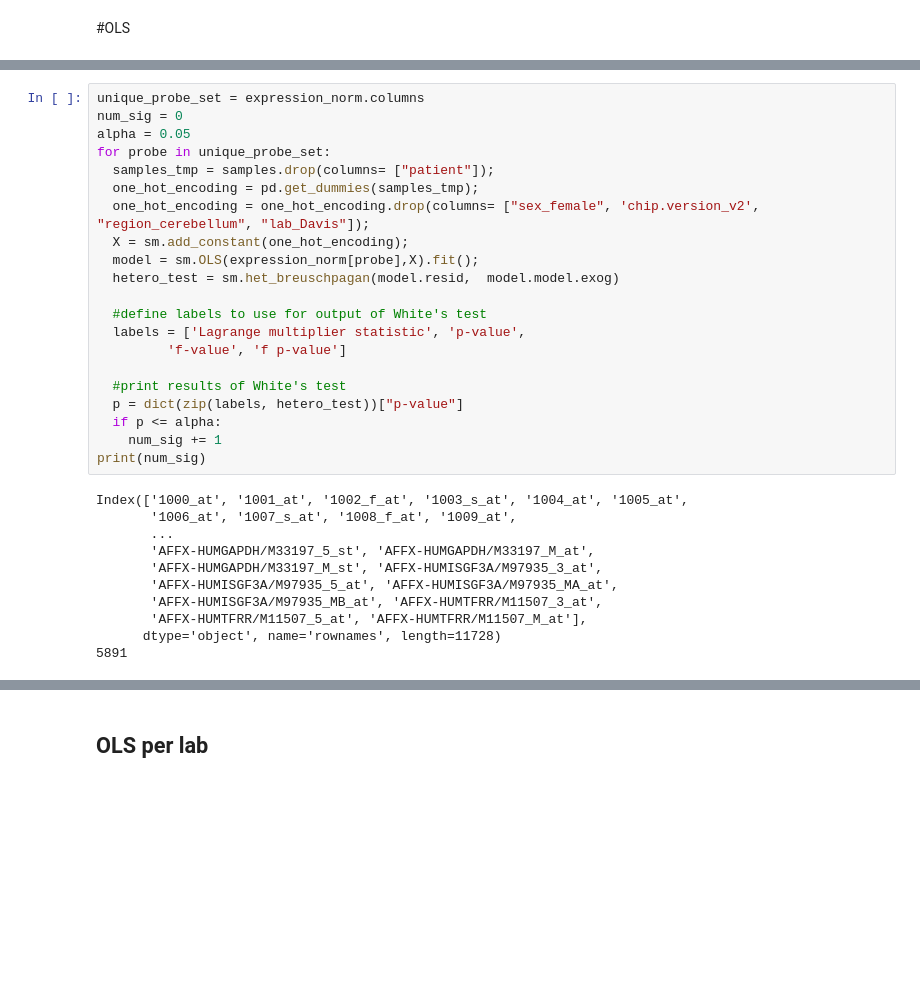
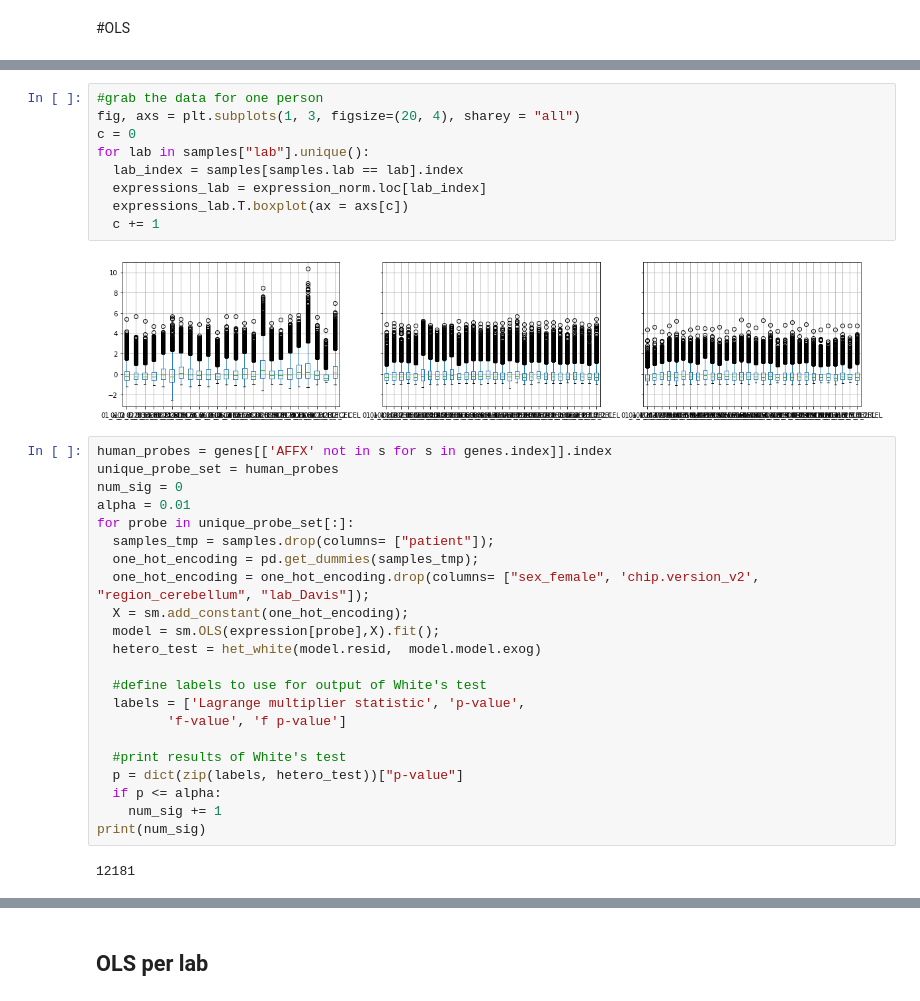
Before and after one commit to unique-subedi/604-gene-expression, a Jupyter notebook: Vinod_gene_expression_master.ipynb, the cells around one changed output, grey strips where cells are left out. Drawn from its saved outputs; the diff is of its cells as text; blank space fills up the shorter version.

```diff
--- a/Vinod_gene_expression_master.ipynb
+++ b/Vinod_gene_expression_master.ipynb
@@ -168,14 +211,26 @@ print(cnt)
+# %%
+#grab the data for one person
+fig, axs = plt.subplots(1, 3, figsize=(20, 4), sharey = "all")
+c = 0
+for lab in samples["lab"].unique():
+  lab_index = samples[samples.lab == lab].index
+  expressions_lab = expression_norm.loc[lab_index]
+  expressions_lab.T.boxplot(ax = axs[c])
+  c += 1
+# %% [output]
+[figure, added]
 # %%
-unique_probe_set = expression_norm.columns
+human_probes = genes[['AFFX' not in s for s in genes.index]].index
+unique_probe_set = human_probes
 num_sig = 0
-alpha = 0.05
-for probe in unique_probe_set:
+alpha = 0.01
+for probe in unique_probe_set[:]:
   samples_tmp = samples.drop(columns= ["patient"]);
   one_hot_encoding = pd.get_dummies(samples_tmp);
   one_hot_encoding = one_hot_encoding.drop(columns= ["sex_female", 'chip.version_v2', "region_cerebellum", "lab_Davis"]);
   X = sm.add_constant(one_hot_encoding);
-  model = sm.OLS(expression_norm[probe],X).fit();
-  hetero_test = sm.het_breuschpagan(model.resid,  model.model.exog)
+  model = sm.OLS(expression[probe],X).fit();
+  hetero_test = het_white(model.resid,  model.model.exog)
 
   #define labels to use for output of White's test
   labels = ['Lagrange multiplier statistic', 'p-value',
@@ -187,14 +242,5 @@ for probe in unique_probe_set:
     num_sig += 1
 print(num_sig)
 # %% [output]
-Index(['1000_at', '1001_at', '1002_f_at', '1003_s_at', '1004_at', '1005_at',
-       '1006_at', '1007_s_at', '1008_f_at', '1009_at',
-       ...
-       'AFFX-HUMGAPDH/M33197_5_st', 'AFFX-HUMGAPDH/M33197_M_at',
-       'AFFX-HUMGAPDH/M33197_M_st', 'AFFX-HUMISGF3A/M97935_3_at',
-       'AFFX-HUMISGF3A/M97935_5_at', 'AFFX-HUMISGF3A/M97935_MA_at',
-       'AFFX-HUMISGF3A/M97935_MB_at', 'AFFX-HUMTFRR/M11507_3_at',
-       'AFFX-HUMTFRR/M11507_5_at', 'AFFX-HUMTFRR/M11507_M_at'],
-      dtype='object', name='rownames', length=11728)
-5891
+12181
 # %%
```
Also changed, not shown: parts of 22 cells of this notebook.
